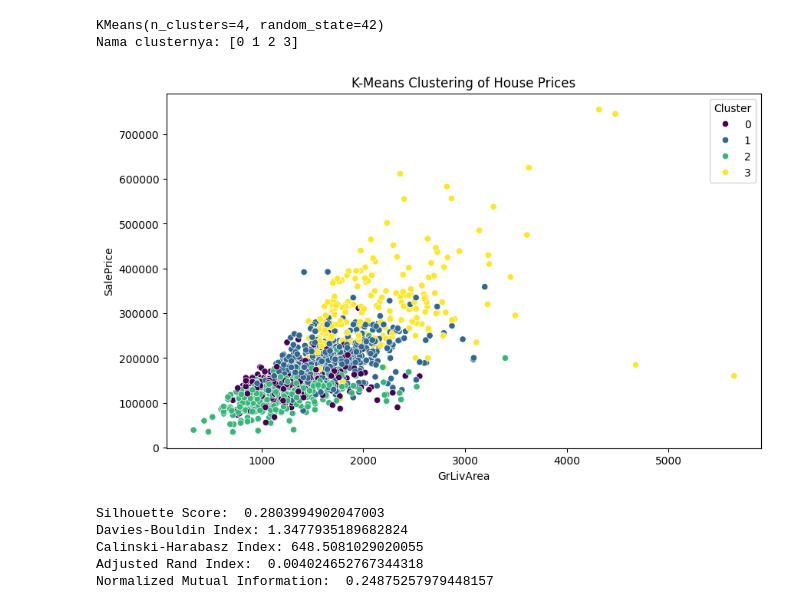
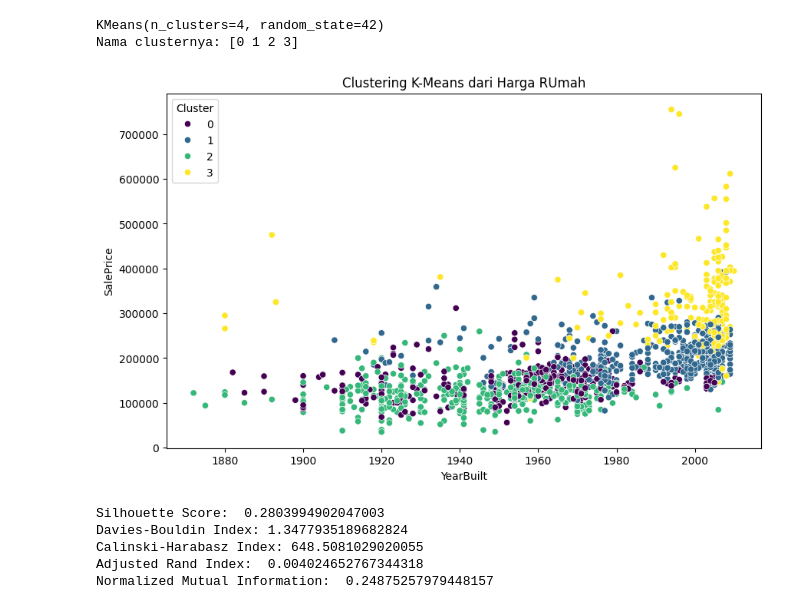
Before and after one commit to galennolan/Data-Mining, a Jupyter notebook: Unsupervised/k-mean.ipynb, the cells around one changed output. Cells and saved outputs as stored; diff of their text form; code cells hidden in the pictures.

```diff
--- a/Unsupervised/k-mean.ipynb
+++ b/Unsupervised/k-mean.ipynb
@@ -178,15 +179,15 @@ Nama clusternya: [0 1 2 3]
 # %%
 # Tambahkan label cluster ke data asli
 data['Cluster'] = labels #Menambahkan kolom yang bernama CLuster diisi dengan labels
 
 # Visualisasi hasil clustering
 plt.figure(figsize=(10, 6))
-sns.scatterplot(data=data, x='GrLivArea', y='SalePrice',
+sns.scatterplot(data=data, x='YearBuilt', y='SalePrice',
 hue='Cluster', palette='viridis')
 plt.title('Clustering K-Means dari Harga RUmah')
 plt.show()
 # %% [output]
-[figure, old version]
+[figure, new version]
 # %%
 # Menghitung metrik evaluasi untuk menilai hasil klustering
 sil_score = silhouette_score(X_scaled, labels)  # Mengukur seberapa baik data dalam kluster yang sama berkumpul
```
Also changed, not shown: parts of 1 cell of this notebook, 2 other files.
